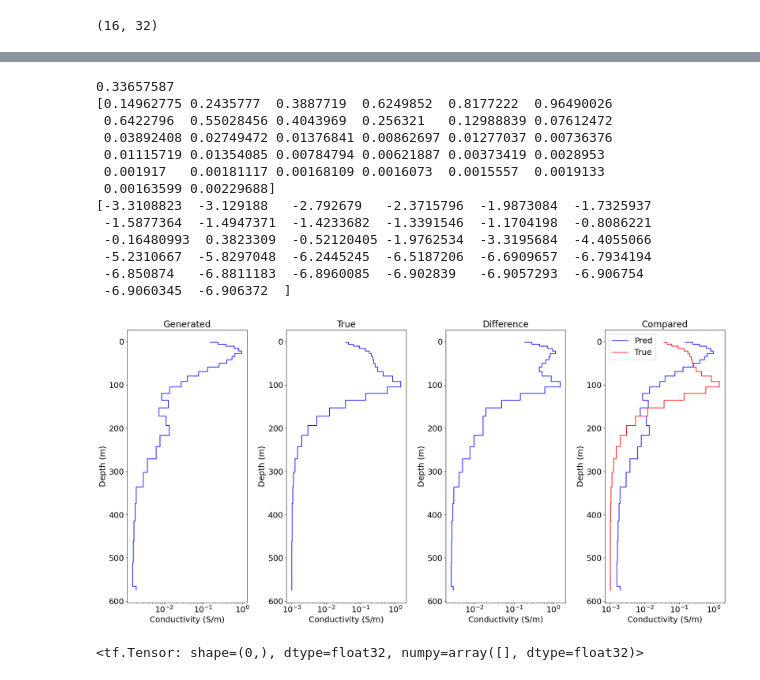
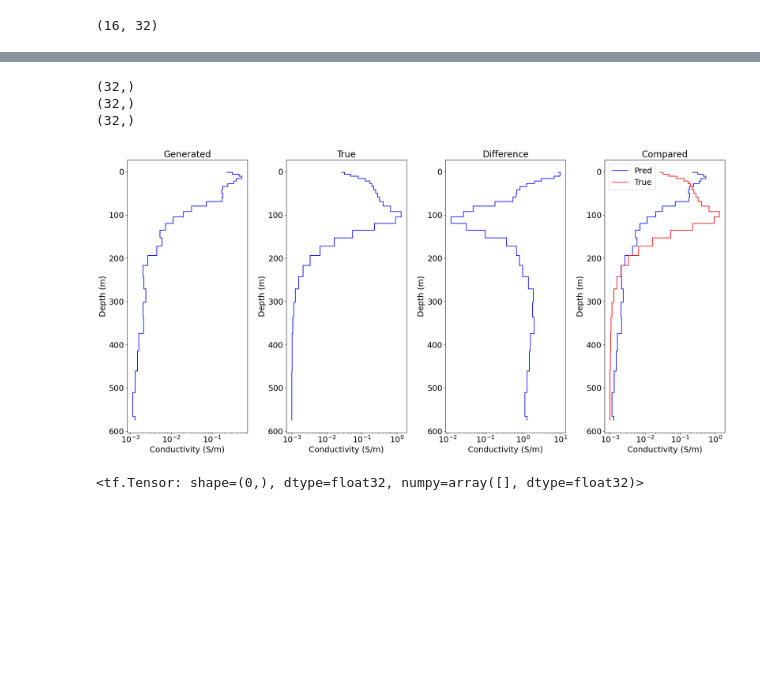
Before and after one commit to sarafhirsch/EM-CVAE-Graduate_Research, a Jupyter notebook: MT_64_Updated.ipynb, the cells around one changed output, grey strips where cells are left out. Saved outputs shown, nothing was run; the diff lists cells and outputs as text; code cells hidden in the pictures; blank space fills up the shorter version.

Commit message:
100 epoch test!!!

```diff
--- a/MT_64_Updated.ipynb
+++ b/MT_64_Updated.ipynb
@@ -1132,9 +1240,9 @@ zmd2_logs = network.tanhs_to_model(zmd2_tanhs)
 # zmd2 = (10**zmd2_logs)-1
 
 
-true_test = tf.tile(x_test[0:1,:,0],[16,1])
-true_test = tf.cast(true_test, tf.float32)
-true_test1 = network.tanhs_to_model(true_test)
+# true_test = tf.tile(x_test[0:1,:,0],[16,1])
+# true_test = tf.cast(true_test, tf.float32)
+true_test1 = network.tanhs_to_model(x_test[0   :16])
 # true_test1 = (10**true_test1)-1
 print(true_test1)
 # %% [output]
@@ -1299,58 +1395,48 @@ for log in zmd2:
 # for i in AuEM_models3[0:1000,]:
     # ax[1].semilogx(i, plot_depths, drawstyle='steps-post', color='k', alpha=0.2)
 
-mean_cond_plot = np.repeat(mean_cond2,2)
-mean_true_cond_plot = np.repeat(mean_true_cond2,2)
+mean_true_cond_plot = np.squeeze(mean_true_cond2)
+# mean_true_cond_plot = np.repeat(mean_true_cond2,2)
 
-difference = np.abs(np.exp(mean_true_cond2) + np.exp(mean_cond2))
-print(np.mean(difference))
-print(np.exp(mean_cond2))
-print(mean_true_cond2)
+difference = np.abs(mean_true_cond_plot) - np.abs(mean_cond2)
+print(np.shape(difference))
+print(np.shape(mean_cond2))
+print(np.shape(mean_true_cond_plot))
 
 ax[0].semilogx(np.exp(mean_cond2[:-2]),plot_depths[:-2], drawstyle='steps-post', c='b', label='Mean')
 ax[0].invert_yaxis()
 ax[0].set_xlabel('Conductivity (S/m)')
 ax[0].set_ylabel('Depth (m)')
 ax[0].set_title('Generated', fontsize=20)
 
-ax[1].semilogx(np.exp(mean_true_cond2), plot_depths, drawstyle='steps-post', c='b', label='Mean')
+ax[1].semilogx(np.exp(mean_true_cond_plot), plot_depths, drawstyle='steps-post', c='b', label='Mean')
 ax[1].invert_yaxis()
 ax[1].set_xlabel('Conductivity (S/m)')
 ax[1].set_ylabel('Depth (m)')
 ax[1].set_title('True', fontsize=20)
 
-ax[2].semilogx(difference[:-2], plot_depths[:-2], drawstyle='steps-post', c='b')
+ax[2].semilogx(np.exp(difference[:-2]), plot_depths[:-2], drawstyle='steps-post', c='b')
 ax[2].invert_yaxis()
 ax[2].set_xlabel('Conductivity (S/m)')
 ax[2].set_ylabel('Depth (m)')
 ax[2].set_title('Difference', fontsize=20)
 
 ax[3].semilogx(np.exp(mean_cond2[:-2]),plot_depths[:-2], drawstyle='steps-post', c='b', label='Pred')
 ax[3].semilogx(np.exp(mean_true_cond2), plot_depths, drawstyle='steps-post', c='r', label='True')
 ax[3].invert_yaxis()
 ax[3].legend()
 ax[3].set_xlabel('Conductivity (S/m)')
 ax[3].set_ylabel('Depth (m)')
 ax[3].set_title('Compared', fontsize=20)
 # plt.grid()
 plt.tight_layout()
 plt.savefig('Comparison_GeneratedvsTrue.jpg')
 plt.show()
 # %% [output]
-0.33657587
-[0.14962775 0.2435777  0.3887719  0.6249852  0.8177222  0.96490026
- 0.6422796  0.55028456 0.4043969  0.256321   0.12988839 0.07612472
- 0.03892408 0.02749472 0.01376841 0.00862697 0.01277037 0.00736376
- 0.01115719 0.01354085 0.00784794 0.00621887 0.00373419 0.0028953
- 0.001917   0.00181117 0.00168109 0.0016073  0.0015557  0.0019133
- 0.00163599 0.00229688]
-[-3.3108823  -3.129188   -2.792679   -2.3715796  -1.9873084  -1.7325937
- -1.5877364  -1.4947371  -1.4233682  -1.3391546  -1.1704198  -0.8086221
- -0.16480993  0.3823309  -0.52120405 -1.9762534  -3.3195684  -4.4055066
- -5.2310667  -5.8297048  -6.2445245  -6.5187206  -6.6909657  -6.7934194
- -6.850874   -6.8811183  -6.8960085  -6.902839   -6.9057293  -6.906754
- -6.9060345  -6.906372  ]
+(32,)
+(32,)
+(32,)
-[figure, old version]
+[figure, new version]
 # %%
 -tf.exp(zmd2[0, 50:])
 # %% [output]
```
Also changed, not shown: parts of 35 cells of this notebook, 11 other files.
